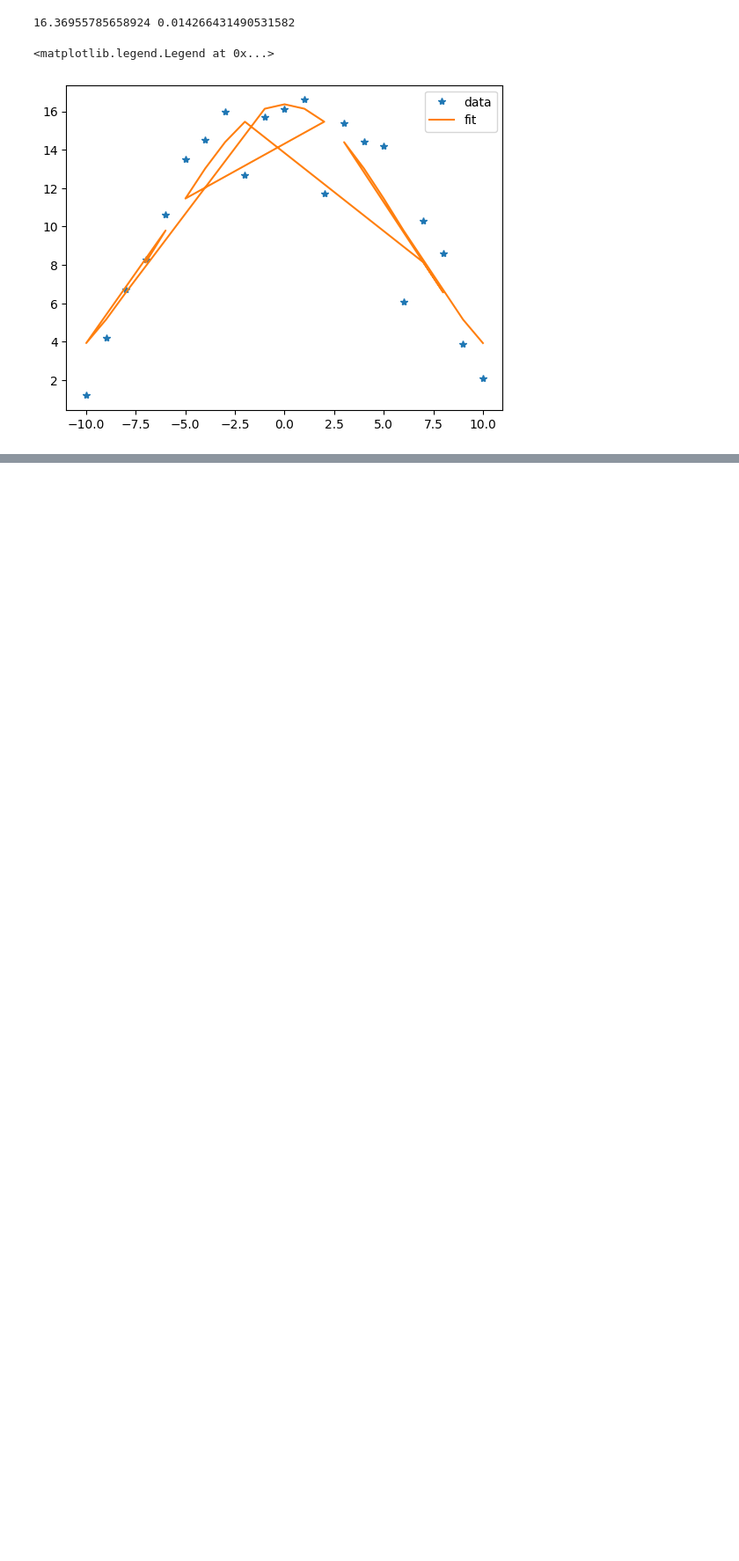
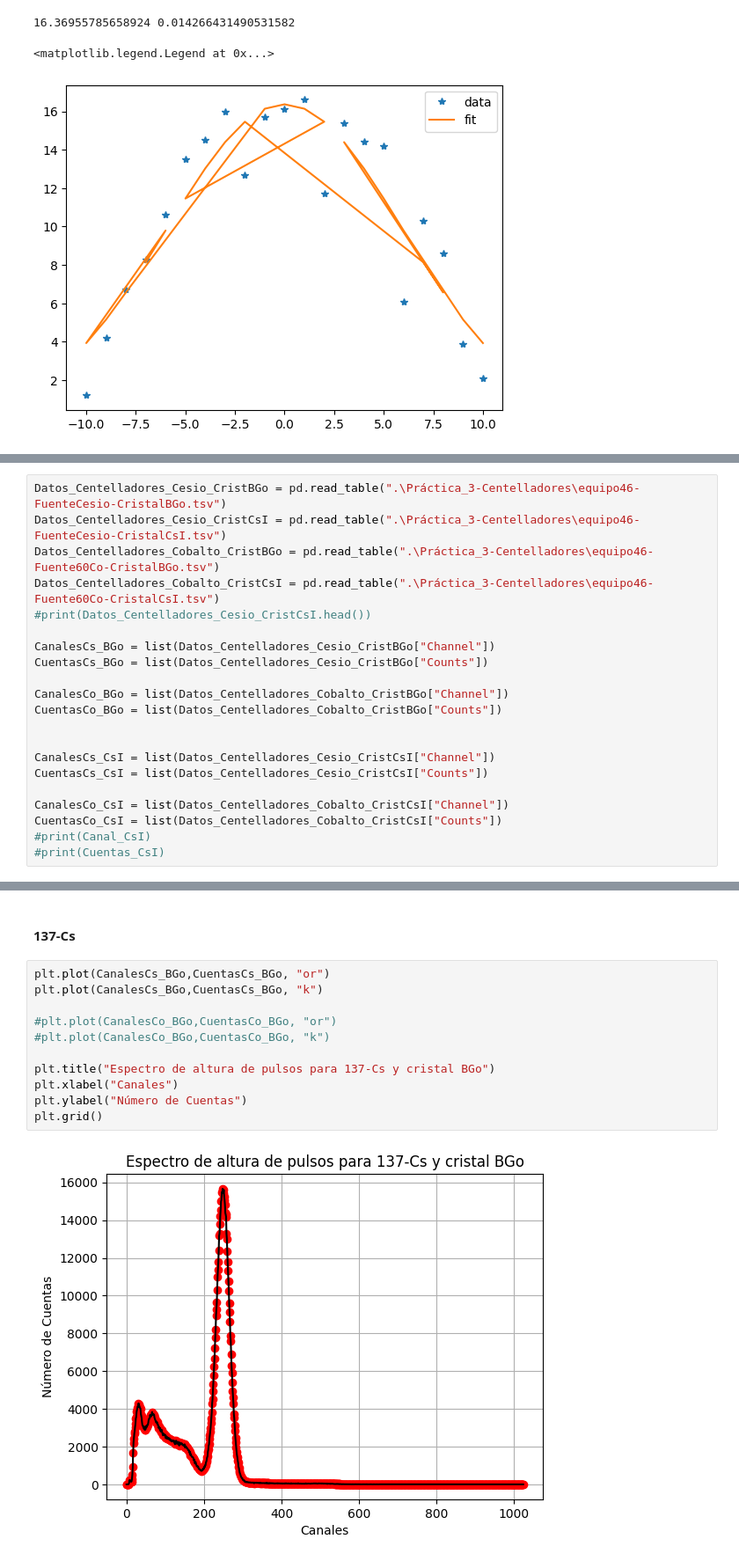
Before and after one commit to mausanram/Introduccion-Fisica-Nuclear, a Jupyter notebook: Datos P2-P3.ipynb, the cells around one changed output, grey strips where cells are left out. Shown at 88% size. Drawn from its saved outputs; the diff is of its cells as text; blank space fills up the shorter version.

```diff
--- a/Datos P2-P3.ipynb
+++ b/Datos P2-P3.ipynb
@@ -423,0 +422,21 @@ plt.legend()
+# %%
+Datos_Centelladores_Cesio_CristBGo = pd.read_table(".\Práctica_3-Centelladores\equipo46-FuenteCesio-CristalBGo.tsv")
+Datos_Centelladores_Cesio_CristCsI = pd.read_table(".\Práctica_3-Centelladores\equipo46-FuenteCesio-CristalCsI.tsv")
+Datos_Centelladores_Cobalto_CristBGo = pd.read_table(".\Práctica_3-Centelladores\equipo46-Fuente60Co-CristalBGo.tsv")
+Datos_Centelladores_Cobalto_CristCsI = pd.read_table(".\Práctica_3-Centelladores\equipo46-Fuente60Co-CristalCsI.tsv")
+#print(Datos_Centelladores_Cesio_CristCsI.head())
+
+CanalesCs_BGo = list(Datos_Centelladores_Cesio_CristBGo["Channel"])
+CuentasCs_BGo = list(Datos_Centelladores_Cesio_CristBGo["Counts"])
+
+CanalesCo_BGo = list(Datos_Centelladores_Cobalto_CristBGo["Channel"])
+CuentasCo_BGo = list(Datos_Centelladores_Cobalto_CristBGo["Counts"])
+
+
+CanalesCs_CsI = list(Datos_Centelladores_Cesio_CristCsI["Channel"])
+CuentasCs_CsI = list(Datos_Centelladores_Cesio_CristCsI["Counts"])
+
+CanalesCo_CsI = list(Datos_Centelladores_Cobalto_CristCsI["Channel"])
+CuentasCo_CsI = list(Datos_Centelladores_Cobalto_CristCsI["Counts"])
+#print(Canal_CsI)
+#print(Cuentas_CsI)
@@ -423,0 +447,15 @@ plt.legend()
+# %% [markdown]
+#### 137-Cs
+# %%
+plt.plot(CanalesCs_BGo,CuentasCs_BGo, "or")
+plt.plot(CanalesCs_BGo,CuentasCs_BGo, "k")
+
+#plt.plot(CanalesCo_BGo,CuentasCo_BGo, "or")
+#plt.plot(CanalesCo_BGo,CuentasCo_BGo, "k")
+
+plt.title("Espectro de altura de pulsos para 137-Cs y cristal BGo")
+plt.xlabel("Canales")
+plt.ylabel("Número de Cuentas")
+plt.grid()
+# %% [output]
+[figure, added]
```
Also changed, not shown: parts of 54 cells of this notebook.
